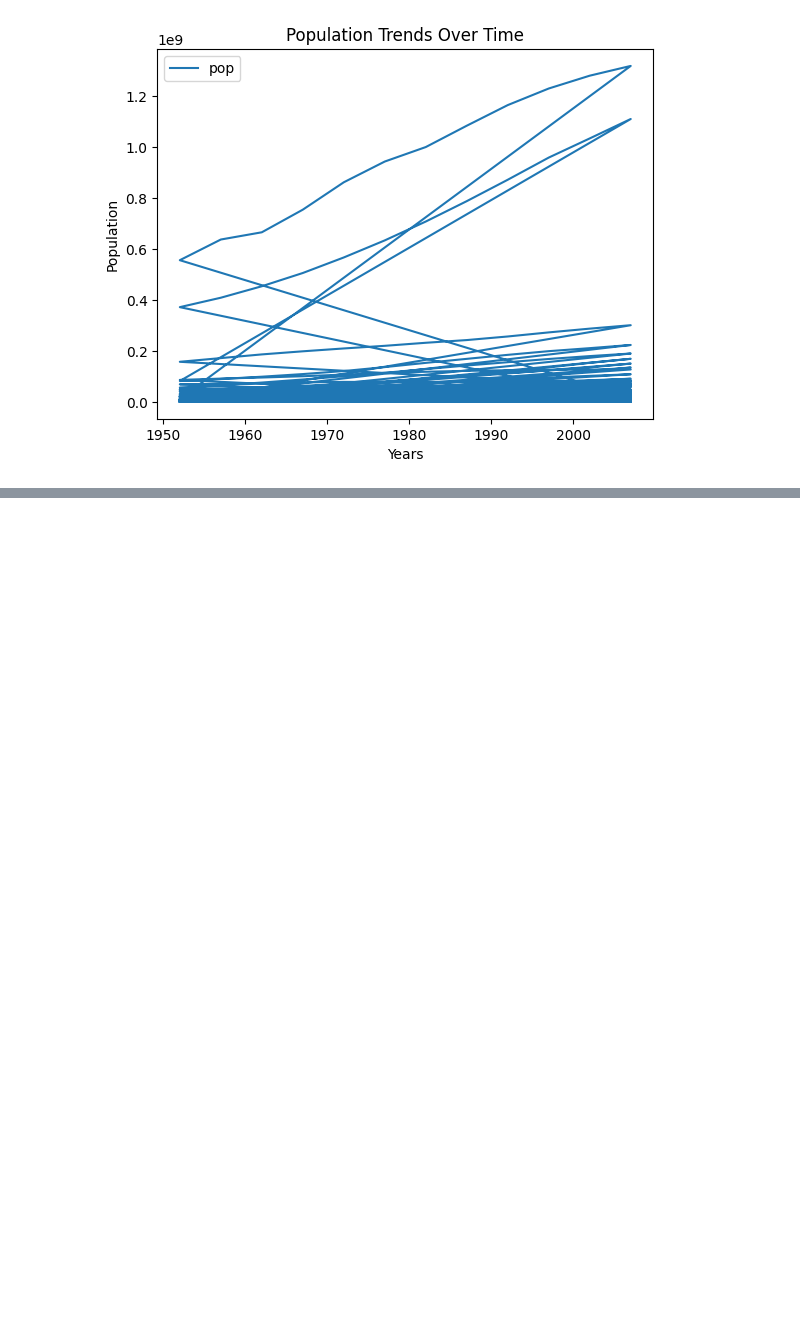
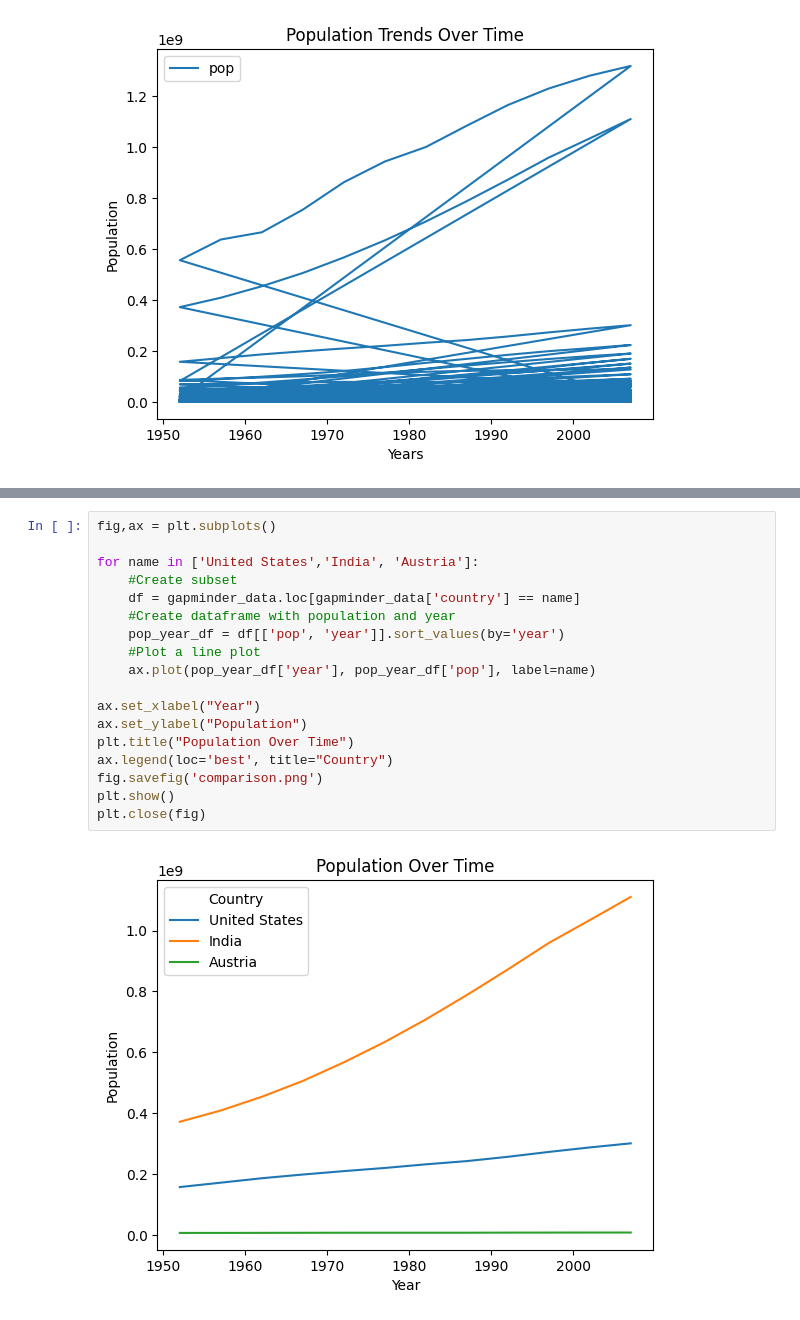
Before and after one commit to holman57/Business-Intelligence-Dashboard, a Jupyter notebook: examples/gapminder.ipynb, the cells around one changed output, grey strips where cells are left out. Drawn from its saved outputs; the diff is of its cells as text; blank space fills up the shorter version.

```diff
--- a/examples/gapminder.ipynb
+++ b/examples/gapminder.ipynb
@@ -40,0 +73,20 @@ plt.close(fig)
+# %%
+fig,ax = plt.subplots()
+
+for name in ['United States','India', 'Austria']:
+    #Create subset
+    df = gapminder_data.loc[gapminder_data['country'] == name]
+    #Create dataframe with population and year
+    pop_year_df = df[['pop', 'year']].sort_values(by='year')
+    #Plot a line plot
+    ax.plot(pop_year_df['year'], pop_year_df['pop'], label=name)
+
+ax.set_xlabel("Year")
+ax.set_ylabel("Population")
+plt.title("Population Over Time")
+ax.legend(loc='best', title="Country")
+fig.savefig('comparison.png')
+plt.show()
+plt.close(fig)
+# %% [output]
+[figure, added]
```
Also changed, not shown: parts of 9 cells of this notebook.
